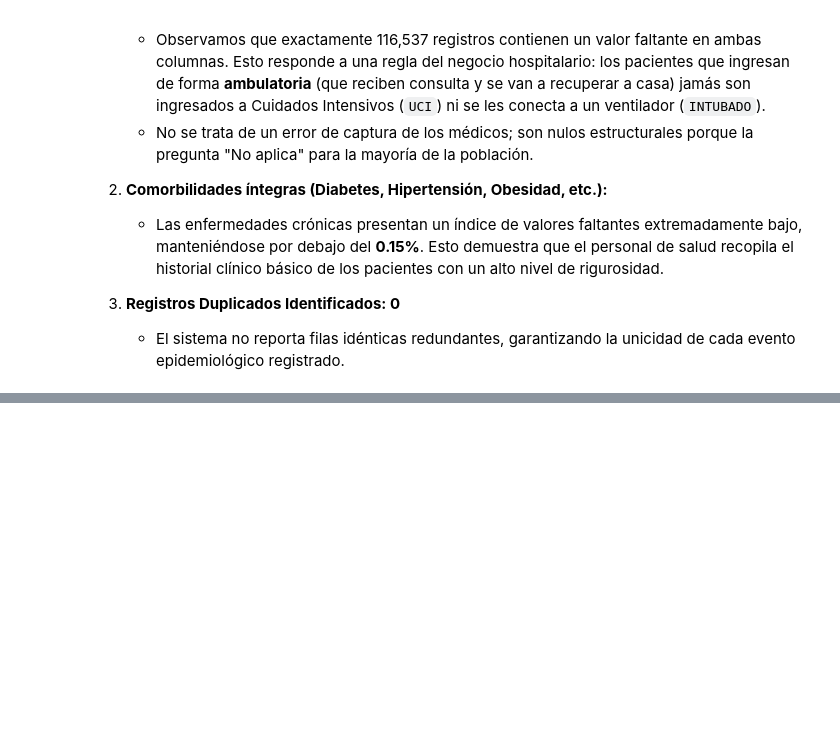
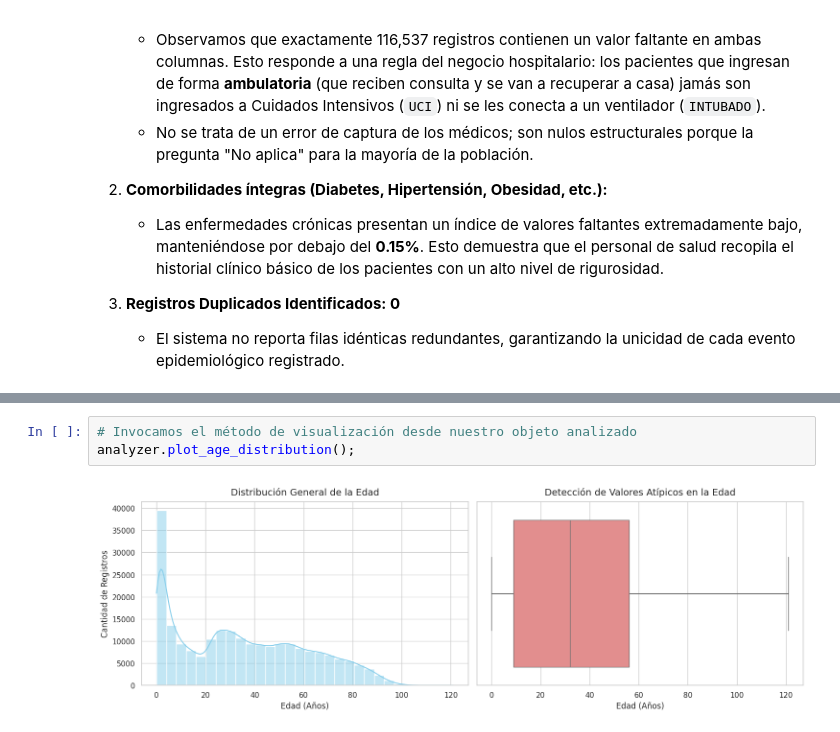
Before and after one commit to DanielaSanluis/ProyectoFinalAMdD, a Jupyter notebook: notebooks/EDA.ipynb, the cells around one changed output, grey strips where cells are left out. Drawn from its saved outputs; the diff is of its cells as text; blank space fills up the shorter version.

```diff
--- a/notebooks/EDA.ipynb
+++ b/notebooks/EDA.ipynb
@@ -50,0 +102,5 @@ quality_report.head(10)
+# %%
+# Invocamos el método de visualización desde nuestro objeto analizado
+analyzer.plot_age_distribution();
+# %% [output]
+[figure, added]
```
Also changed, not shown: parts of 9 cells of this notebook, 1 other file.
